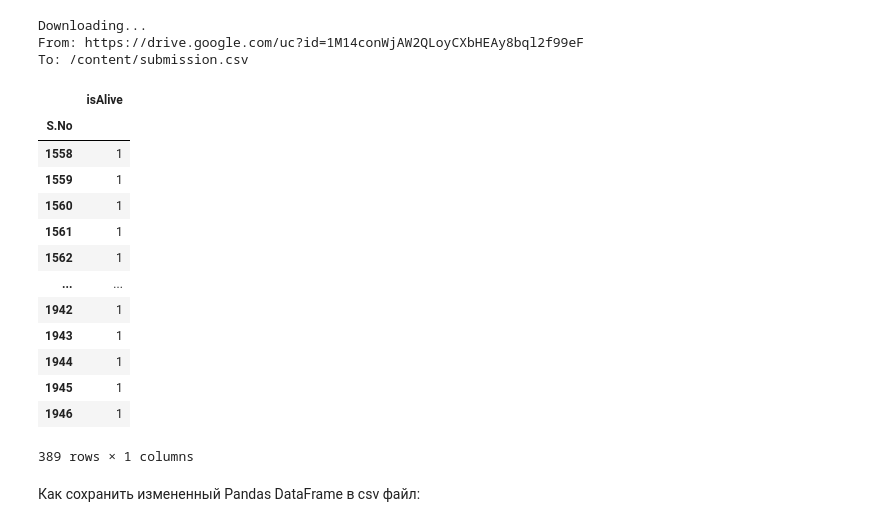
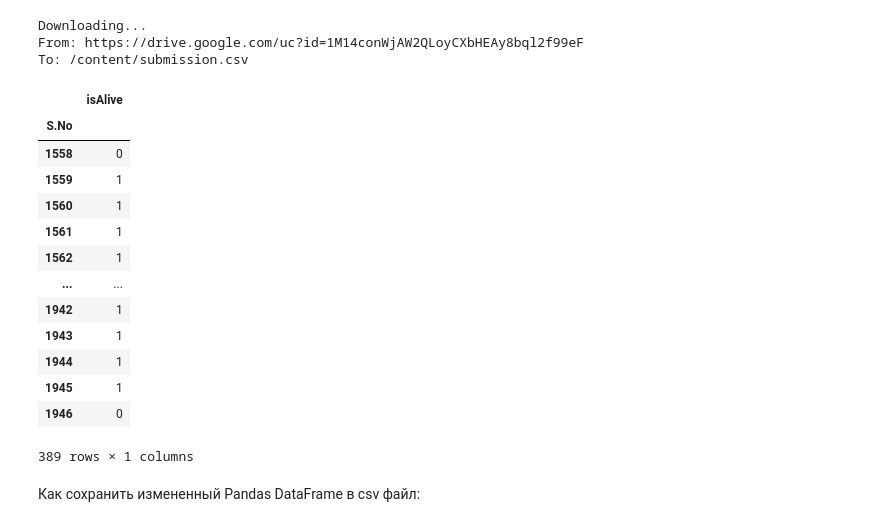
Before and after one commit to RedkinDenis/DeepLearning, a Jupyter notebook: week_01_ml_intro/Homework/hw_1_game_of_thrones.ipynb, the cells around one changed output. Drawn from its saved outputs; the diff is of its cells as text; code cells hidden in the pictures.

```diff
--- a/week_01_ml_intro/Homework/hw_1_game_of_thrones.ipynb
+++ b/week_01_ml_intro/Homework/hw_1_game_of_thrones.ipynb
@@ -360,3 +357,0 @@ plt.show()
-# %%
-data.drop(columns=['age'], inplace=True)
-data_test.drop(columns=['age'], inplace=True)
@@ -843,13 +806,13 @@ To: /content/submission.csv
 # %%
 submission = pd.read_csv("/content/submission.csv", index_col='S.No')
 # %%
-# test = scaler.transform(data_test)
-submission['isAlive'] = best_rf.predict(data_test)
+test = scaler.transform(data_test)
+submission['isAlive'] = best_SVC.predict(test)
 submission
 # %% [output]
 |  | isAlive |
 | S.No |  |
-| 1558 | 1 |
+| 1558 | 0 |
 | 1559 | 1 |
 | 1560 | 1 |
 | 1561 | 1 |
@@ -859,7 +822,7 @@ submission
 | 1943 | 1 |
 | 1944 | 1 |
 | 1945 | 1 |
-| 1946 | 1 |
+| 1946 | 0 |
 389 rows × 1 columns
 # %% [markdown]
 Как сохранить измененный Pandas DataFrame в csv файл:
```
Also changed, not shown: parts of 14 cells of this notebook.
